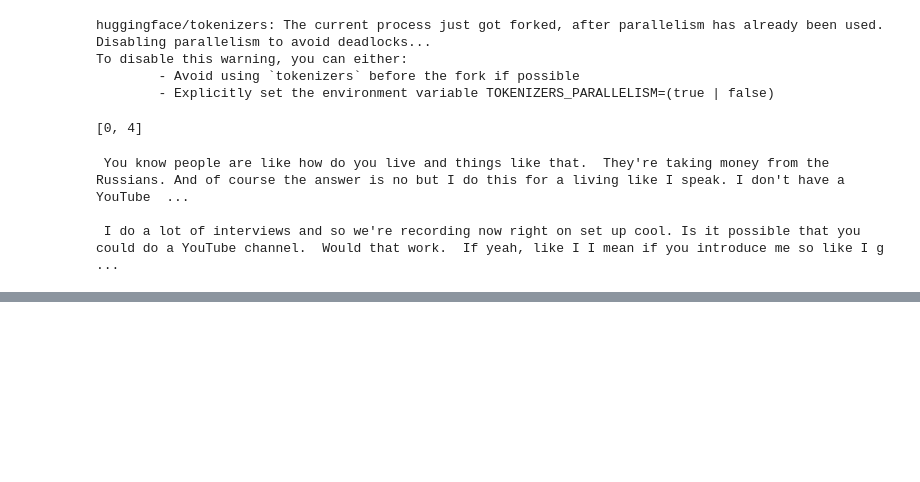
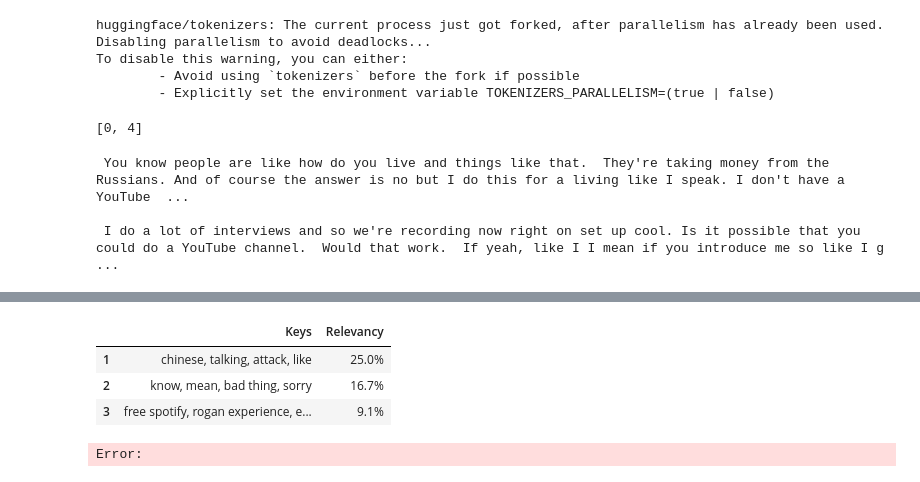
Before and after one commit to poloniki/quint, a Jupyter notebook: notebooks/Text prettify.ipynb, the cells around one changed output, grey strips where cells are left out. Saved outputs shown, nothing was run; the diff lists cells and outputs as text; code cells hidden in the pictures; blank space fills up the shorter version.

```diff
--- a/notebooks/Text prettify.ipynb
+++ b/notebooks/Text prettify.ipynb
@@ -168,0 +200,24 @@ print(text)
+# %%
+
+df.index += 1
+# Add styling
+cmGreen = sns.light_palette("green", as_cmap=True)
+cmRed = sns.light_palette("red", as_cmap=True)
+df = df.style.background_gradient(
+    cmap=cmGreen,
+    subset=[
+        "Relevancy",
+    ],
+)
+format_dictionary = {
+    "Relevancy": "{:.1%}",
+}
+df = df.format(format_dictionary)
+# %%
+df
+# %% [output]
+|  | Keys | Relevancy |
+| 1 | chinese, talking, attack, like | 25.0% |
+| 2 | know, mean, bad thing, sorry | 16.7% |
+| 3 | free spotify, rogan experience, e... | 9.1% |
+Error:
```
Also changed, not shown: parts of 7 cells of this notebook, 12 other files.
